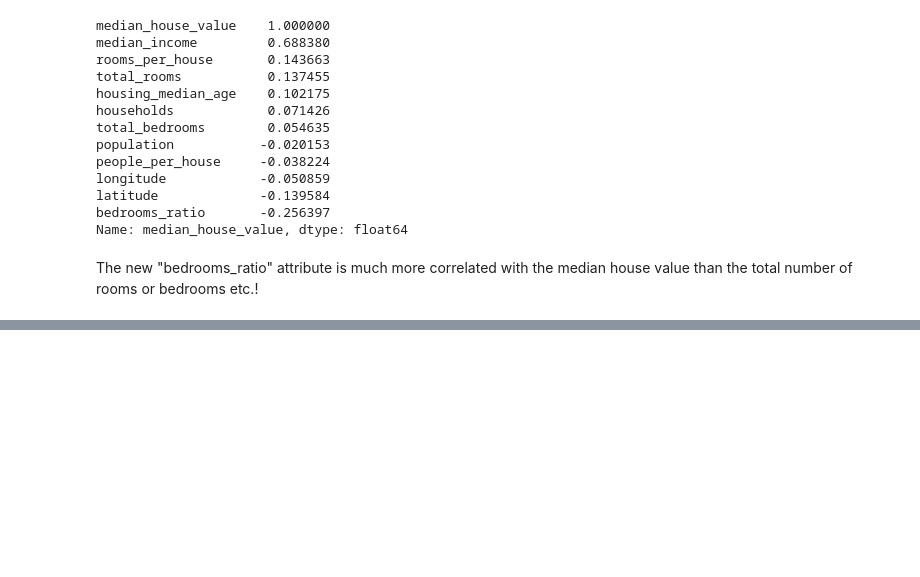
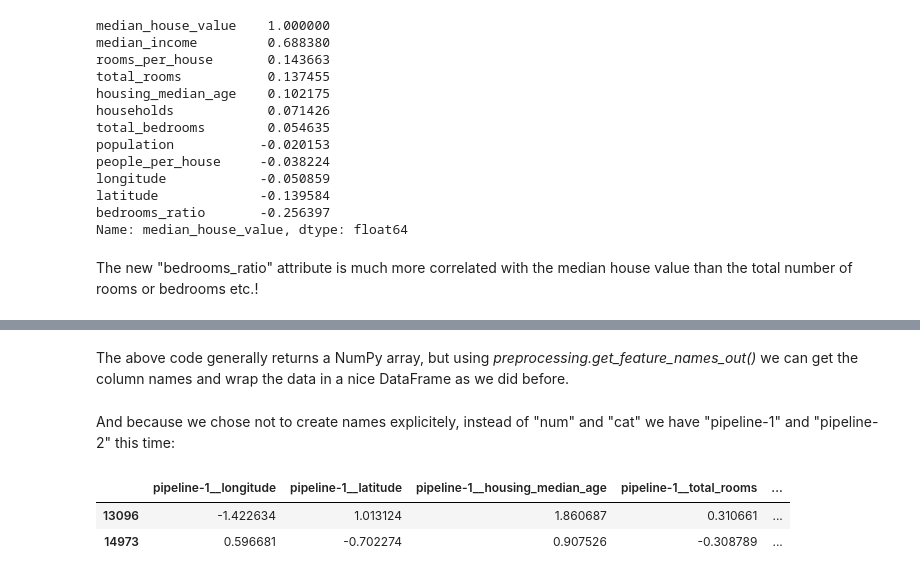
Before and after one commit to PawelMizura/Hands-On_ML, a Jupyter notebook: project_notebook.ipynb, the cells around one changed output, grey strips where cells are left out. Saved outputs shown, nothing was run; the diff lists cells and outputs as text; code cells hidden in the pictures; blank space fills up the shorter version.

```diff
--- a/project_notebook.ipynb
+++ b/project_notebook.ipynb
@@ -392,0 +817,15 @@ The new "bedrooms_ratio" attribute is much more correlated with the median house
+# %%
+from sklearn.compose import ColumnTransformer
+
+num_attribs = ["longitude", "latitude", "housing_median_age", "total_rooms",
+               "total_bedrooms", "population", "households", "median_income"]
+cat_attribs = ["ocean_proximity"]
+
+cat_pipeline = make_pipeline(
+    SimpleImputer(strategy="most_frequent"),
+    OneHotEncoder(handle_unknown="ignore"))
+
+preprocessing = ColumnTransformer([
+    ("num", num_pipeline, num_attribs),
+    ("cat", cat_pipeline, cat_attribs),
+])
@@ -392,0 +837,23 @@ The new "bedrooms_ratio" attribute is much more correlated with the median house
+# %%
+from sklearn.compose import make_column_selector, make_column_transformer
+
+preprocessing = make_column_transformer(
+    (num_pipeline, make_column_selector(dtype_include=np.number)),
+    (cat_pipeline, make_column_selector(dtype_include=object)),
+)
+# %%
+housing_prepared = preprocessing.fit_transform(housing)
+# %% [markdown]
+The above code generally returns a NumPy array, but using *preprocessing.get_feature_names_out()* we can get the column names and wrap the data in a nice DataFrame as we did before.
+# %% [markdown]
+And because we chose not to create names explicitely, instead of "num" and "cat" we have "pipeline-1" and "pipeline-2" this time:
+# %%
+housing_prepared_fr = pd.DataFrame(
+    housing_prepared,
+    columns=preprocessing.get_feature_names_out(),
+    index=housing.index)
+housing_prepared_fr.head(2)
+# %% [output]
+|  | pipeline-1__longitude | pipeline-1__latitude | pipeline-1__housing_median_age | pipeline-1__total_rooms | ... |
+| 13096 | -1.422634 | 1.013124 | 1.860687 | 0.310661 | ... |
+| 14973 | 0.596681 | -0.702274 | 0.907526 | -0.308789 | ... |
```
Also changed, not shown: parts of 97 cells of this notebook.
